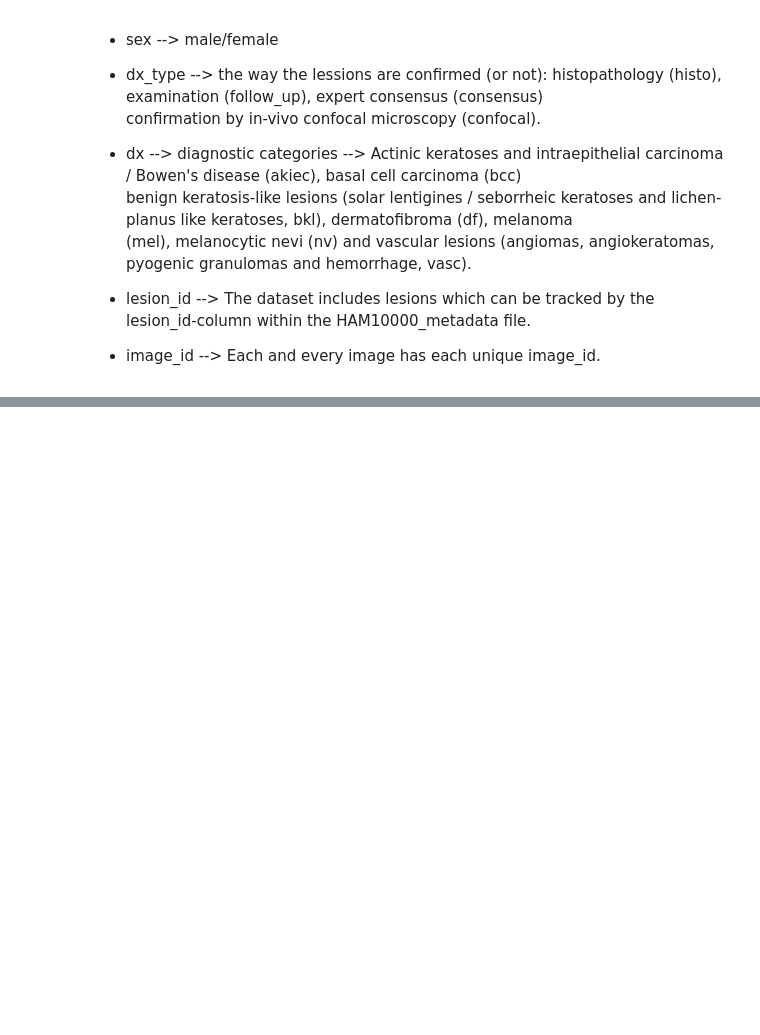
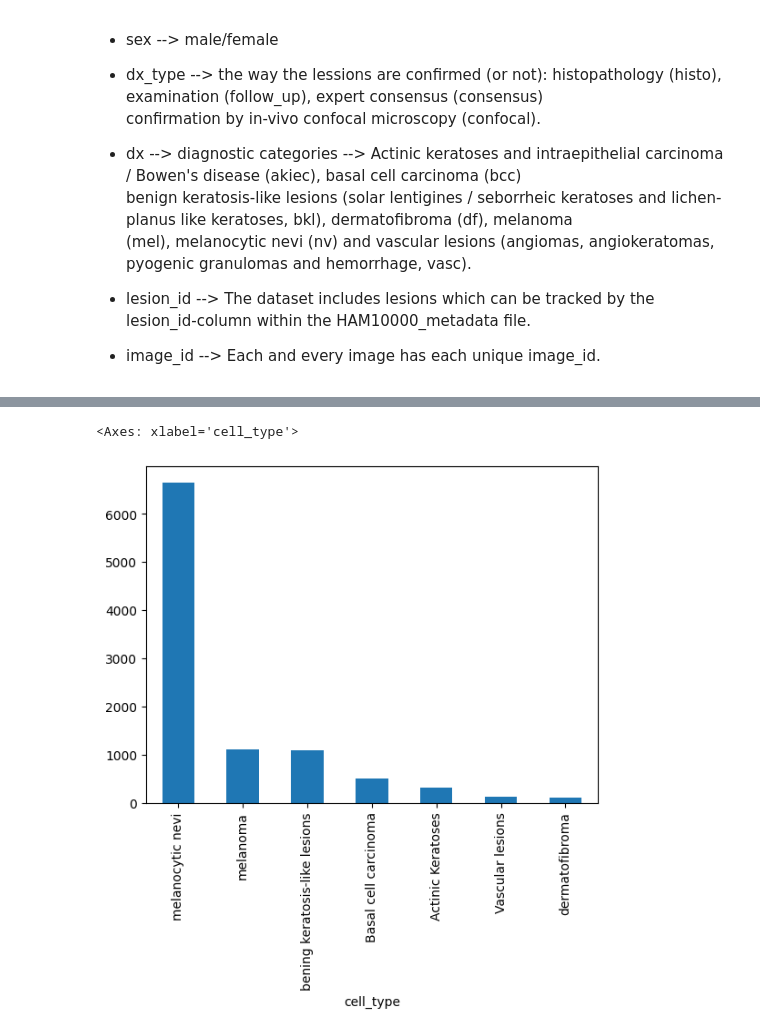
Before and after one commit to CharalamposZisis/Skin-Cancer-Classification-Problem-, a Jupyter notebook: main.ipynb, the cells around one changed output, grey strips where cells are left out. Cells and saved outputs as stored; diff of their text form; code cells hidden in the pictures; blank space fills up the shorter version.

```diff
--- a/main.ipynb
+++ b/main.ipynb
@@ -32,0 +172,5 @@ benign keratosis-like lesions (solar lentigines / seborrheic keratoses and liche
+# %%
+df['cell_type'].value_counts().plot(kind='bar')
+# %% [output]
+<Axes: xlabel='cell_type'>
+[figure, added]
```
Also changed, not shown: parts of 56 cells of this notebook.
